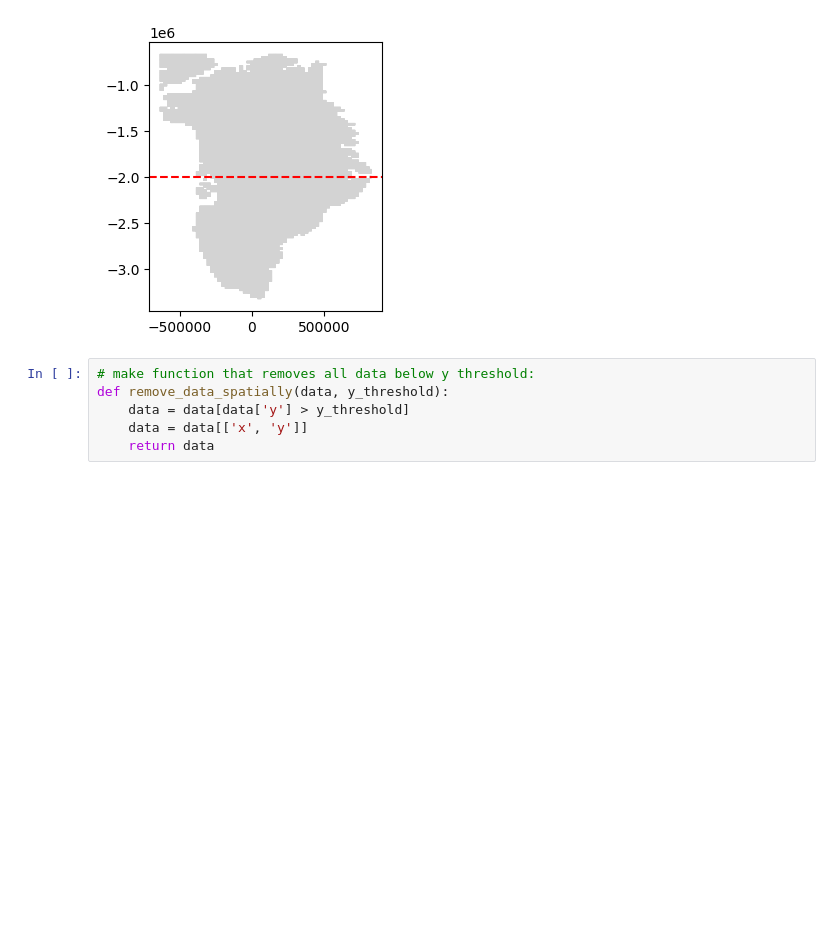
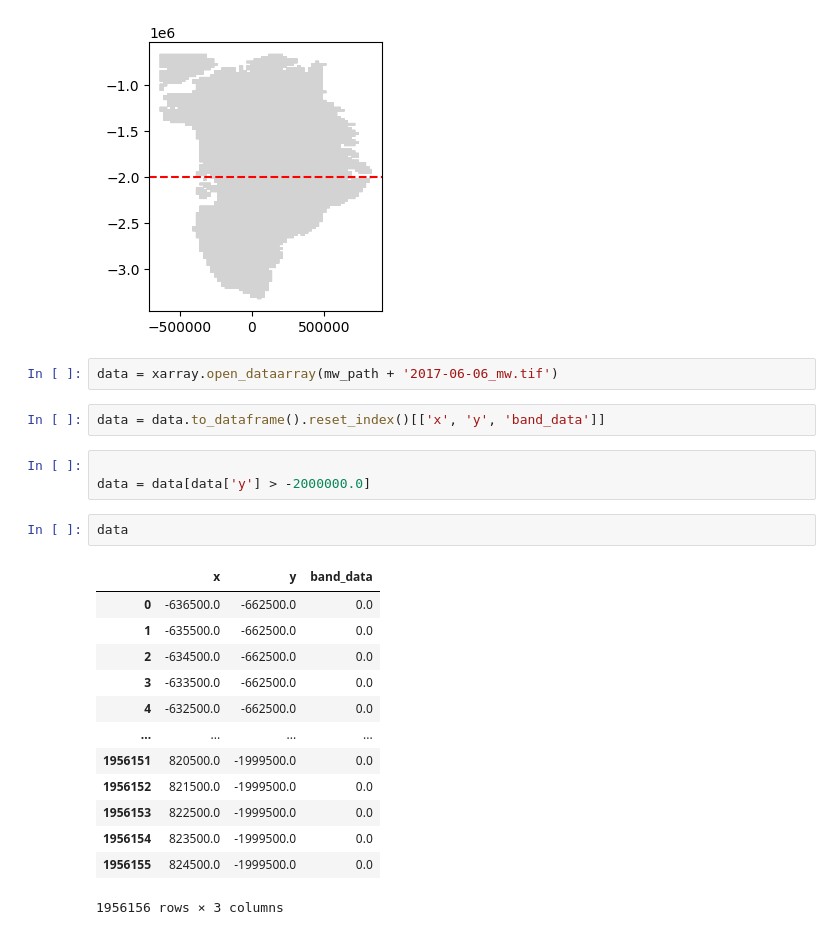
Before and after one commit to linaskerath/RP_Greenland, a Jupyter notebook: Scripts/07_2_find_non_melt_area copy.ipynb, the cells around one changed output. Drawn from its saved outputs; the diff is of its cells as text; blank space fills up the shorter version.

Commit message:
updated spatial removal script

```diff
--- a/Scripts/07_2_find_non_melt_area copy.ipynb
+++ b/Scripts/07_2_find_non_melt_area copy.ipynb
@@ -377,9 +377,26 @@ plt.plot()
 # %% [output]
 []
 [figure]
-# %%
-# make function that removes all data below y threshold:
-def remove_data_spatially(data, y_threshold):
-    data = data[data['y'] > y_threshold]
-    data = data[['x', 'y']]
-    return data
+# %%
+data = xarray.open_dataarray(mw_path + '2017-06-06_mw.tif')
+# %%
+data = data.to_dataframe().reset_index()[['x', 'y', 'band_data']]
+# %%
+
+data = data[data['y'] > -2000000.0]
+# %%
+data
+# %% [output]
+|  | x | y | band_data |
+| 0 | -636500.0 | -662500.0 | 0.0 |
+| 1 | -635500.0 | -662500.0 | 0.0 |
+| 2 | -634500.0 | -662500.0 | 0.0 |
+| 3 | -633500.0 | -662500.0 | 0.0 |
+| 4 | -632500.0 | -662500.0 | 0.0 |
+| ... | ... | ... | ... |
+| 1956151 | 820500.0 | -1999500.0 | 0.0 |
+| 1956152 | 821500.0 | -1999500.0 | 0.0 |
+| 1956153 | 822500.0 | -1999500.0 | 0.0 |
+| 1956154 | 823500.0 | -1999500.0 | 0.0 |
+| 1956155 | 824500.0 | -1999500.0 | 0.0 |
+1956156 rows × 3 columns
```
Also changed, not shown: parts of 3 cells of this notebook, 1 other file.
